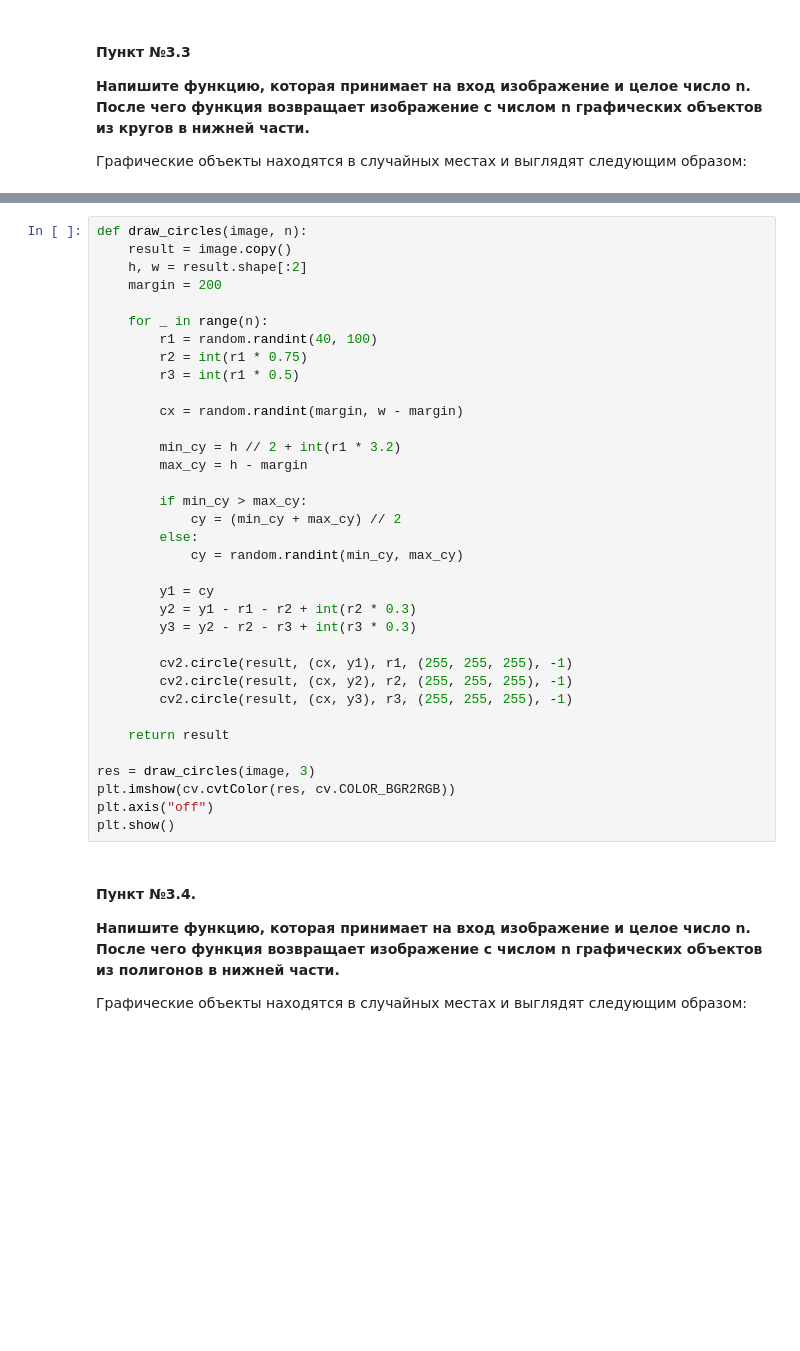
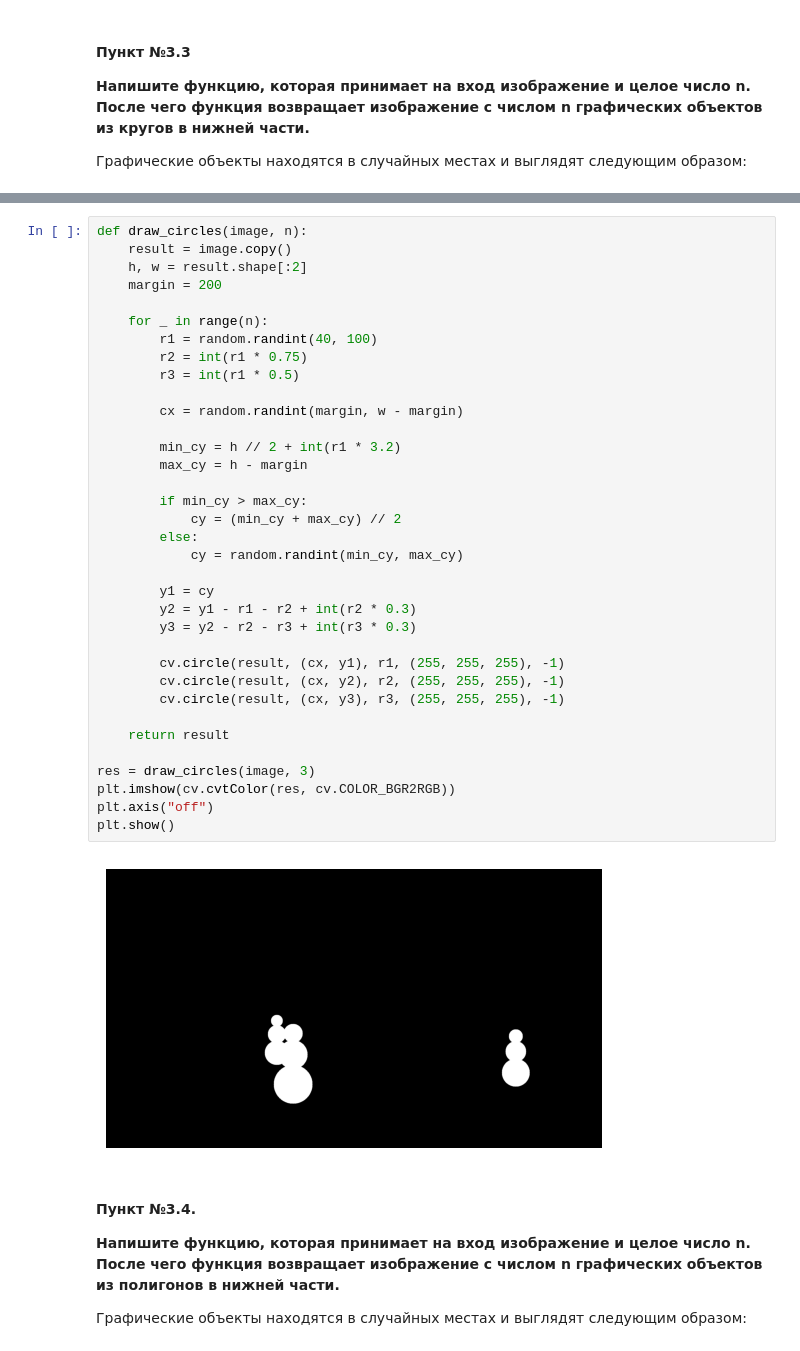
Before and after one commit to Calrission/MIIGAIK-Image-Processing, a Jupyter notebook: Практическая_работа_№4_Основные_методы_OpenCV_Часть_№2.ipynb, the cells around one changed output, grey strips where cells are left out. Saved outputs shown, nothing was run; the diff lists cells and outputs as text; blank space fills up the shorter version.

```diff
--- a/Практическая_работа_№4_Основные_методы_OpenCV_Часть_№2.ipynb
+++ b/Практическая_работа_№4_Основные_методы_OpenCV_Часть_№2.ipynb
@@ -511,36 +514,38 @@ def draw_circles(image, n):
     result = image.copy()
     h, w = result.shape[:2]
     margin = 200
 
     for _ in range(n):
         r1 = random.randint(40, 100)
         r2 = int(r1 * 0.75)
         r3 = int(r1 * 0.5)
 
         cx = random.randint(margin, w - margin)
 
         min_cy = h // 2 + int(r1 * 3.2)
         max_cy = h - margin
 
         if min_cy > max_cy:
             cy = (min_cy + max_cy) // 2
         else:
             cy = random.randint(min_cy, max_cy)
 
         y1 = cy
         y2 = y1 - r1 - r2 + int(r2 * 0.3)
         y3 = y2 - r2 - r3 + int(r3 * 0.3)
 
-        cv2.circle(result, (cx, y1), r1, (255, 255, 255), -1)
-        cv2.circle(result, (cx, y2), r2, (255, 255, 255), -1)
-        cv2.circle(result, (cx, y3), r3, (255, 255, 255), -1)
+        cv.circle(result, (cx, y1), r1, (255, 255, 255), -1)
+        cv.circle(result, (cx, y2), r2, (255, 255, 255), -1)
+        cv.circle(result, (cx, y3), r3, (255, 255, 255), -1)
 
     return result
 
 res = draw_circles(image, 3)
 plt.imshow(cv.cvtColor(res, cv.COLOR_BGR2RGB))
 plt.axis("off")
 plt.show()
+# %% [output]
+[figure, added]
 # %% [markdown]
 #### Пункт №3.4.
 
```
Also changed, not shown: parts of 12 cells of this notebook, 2 other files.
